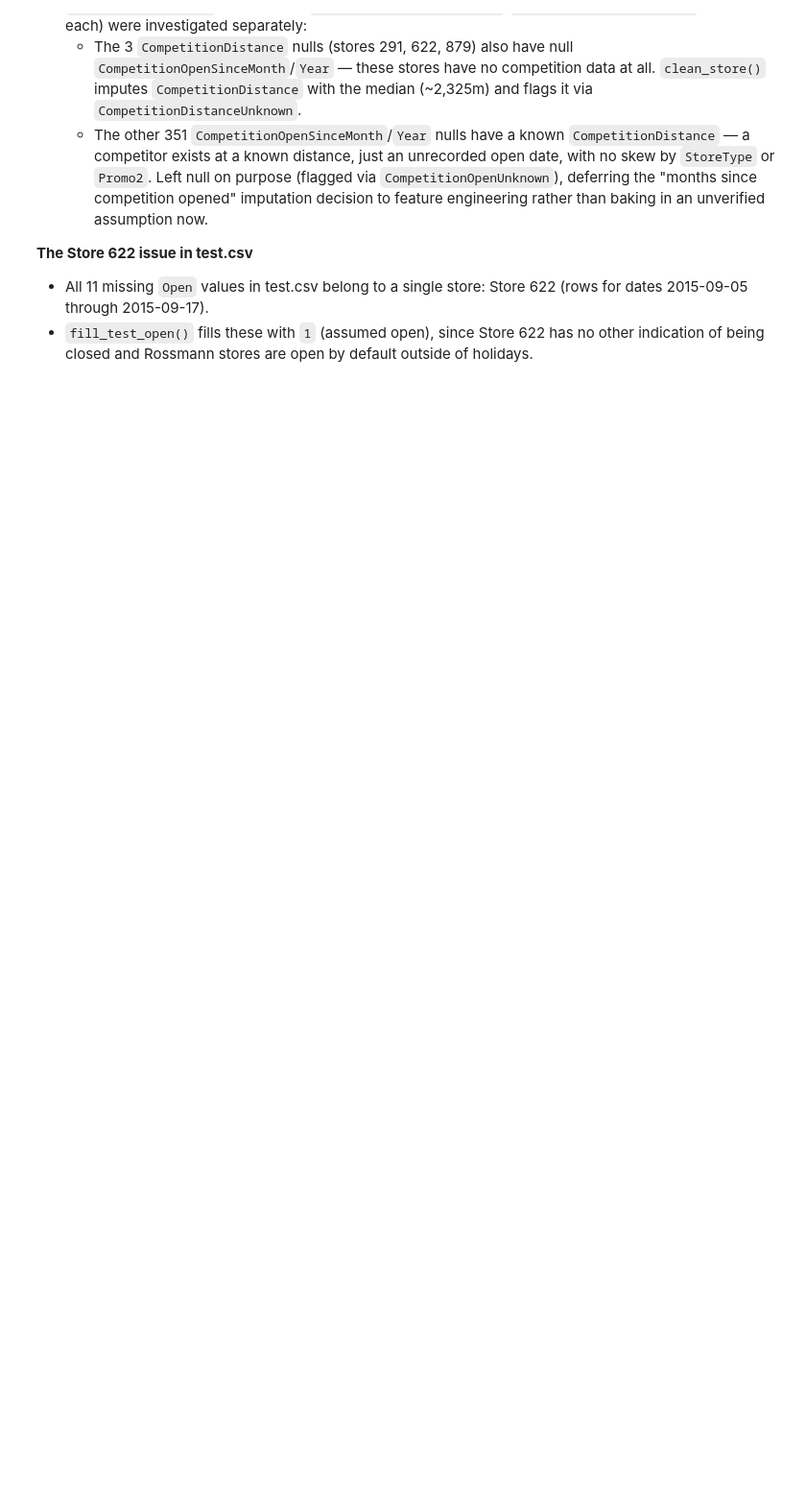
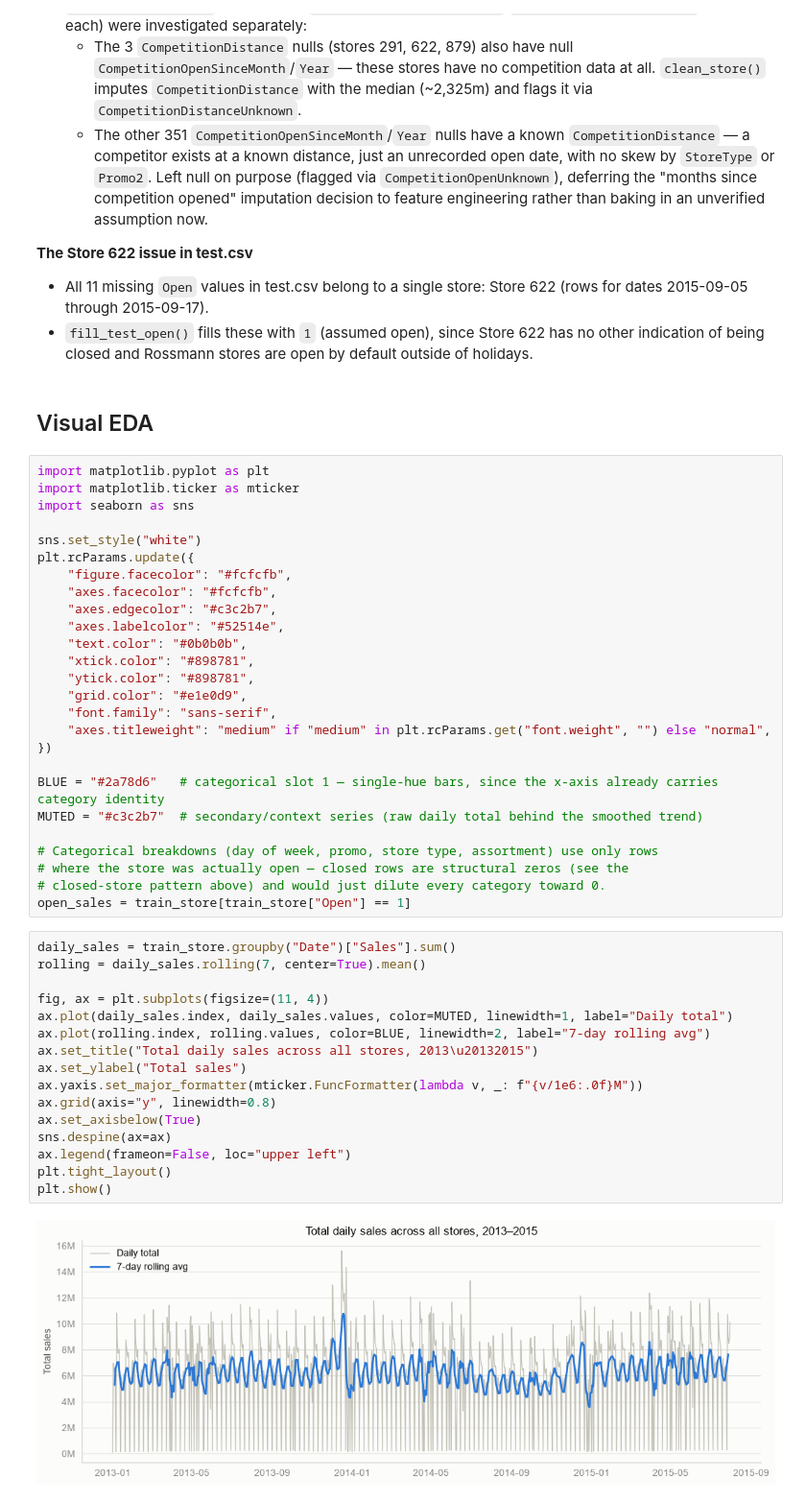
Before and after one commit to india-ehrhardt/rossman-sales-forecasting, a Jupyter notebook: notebooks/01_eda.ipynb, the cells around one changed output. Shown at 96% size. Drawn from its saved outputs; the diff is of its cells as text; blank space fills up the shorter version.

```diff
--- a/notebooks/01_eda.ipynb
+++ b/notebooks/01_eda.ipynb
@@ -65,3 +65,49 @@ test_clean.head()
 **The Store 622 issue in test.csv**
 - All 11 missing `Open` values in test.csv belong to a single store: Store 622 (rows for dates 2015-09-05 through 2015-09-17).
 - `fill_test_open()` fills these with `1` (assumed open), since Store 622 has no other indication of being closed and Rossmann stores are open by default outside of holidays.
+# %% [markdown]
+## Visual EDA
+# %%
+import matplotlib.pyplot as plt
+import matplotlib.ticker as mticker
+import seaborn as sns
+
+sns.set_style("white")
+plt.rcParams.update({
+    "figure.facecolor": "#fcfcfb",
+    "axes.facecolor": "#fcfcfb",
+    "axes.edgecolor": "#c3c2b7",
+    "axes.labelcolor": "#52514e",
+    "text.color": "#0b0b0b",
+    "xtick.color": "#898781",
+    "ytick.color": "#898781",
+    "grid.color": "#e1e0d9",
+    "font.family": "sans-serif",
+    "axes.titleweight": "medium" if "medium" in plt.rcParams.get("font.weight", "") else "normal",
+})
+
+BLUE = "#2a78d6"   # categorical slot 1 — single-hue bars, since the x-axis already carries category identity
+MUTED = "#c3c2b7"  # secondary/context series (raw daily total behind the smoothed trend)
+
+# Categorical breakdowns (day of week, promo, store type, assortment) use only rows
+# where the store was actually open — closed rows are structural zeros (see the
+# closed-store pattern above) and would just dilute every category toward 0.
+open_sales = train_store[train_store["Open"] == 1]
+# %%
+daily_sales = train_store.groupby("Date")["Sales"].sum()
+rolling = daily_sales.rolling(7, center=True).mean()
+
+fig, ax = plt.subplots(figsize=(11, 4))
+ax.plot(daily_sales.index, daily_sales.values, color=MUTED, linewidth=1, label="Daily total")
+ax.plot(rolling.index, rolling.values, color=BLUE, linewidth=2, label="7-day rolling avg")
+ax.set_title("Total daily sales across all stores, 2013\u20132015")
+ax.set_ylabel("Total sales")
+ax.yaxis.set_major_formatter(mticker.FuncFormatter(lambda v, _: f"{v/1e6:.0f}M"))
+ax.grid(axis="y", linewidth=0.8)
+ax.set_axisbelow(True)
+sns.despine(ax=ax)
+ax.legend(frameon=False, loc="upper left")
+plt.tight_layout()
+plt.show()
+# %% [output]
+[figure, added]
```
Also changed, not shown: parts of 9 cells of this notebook.
